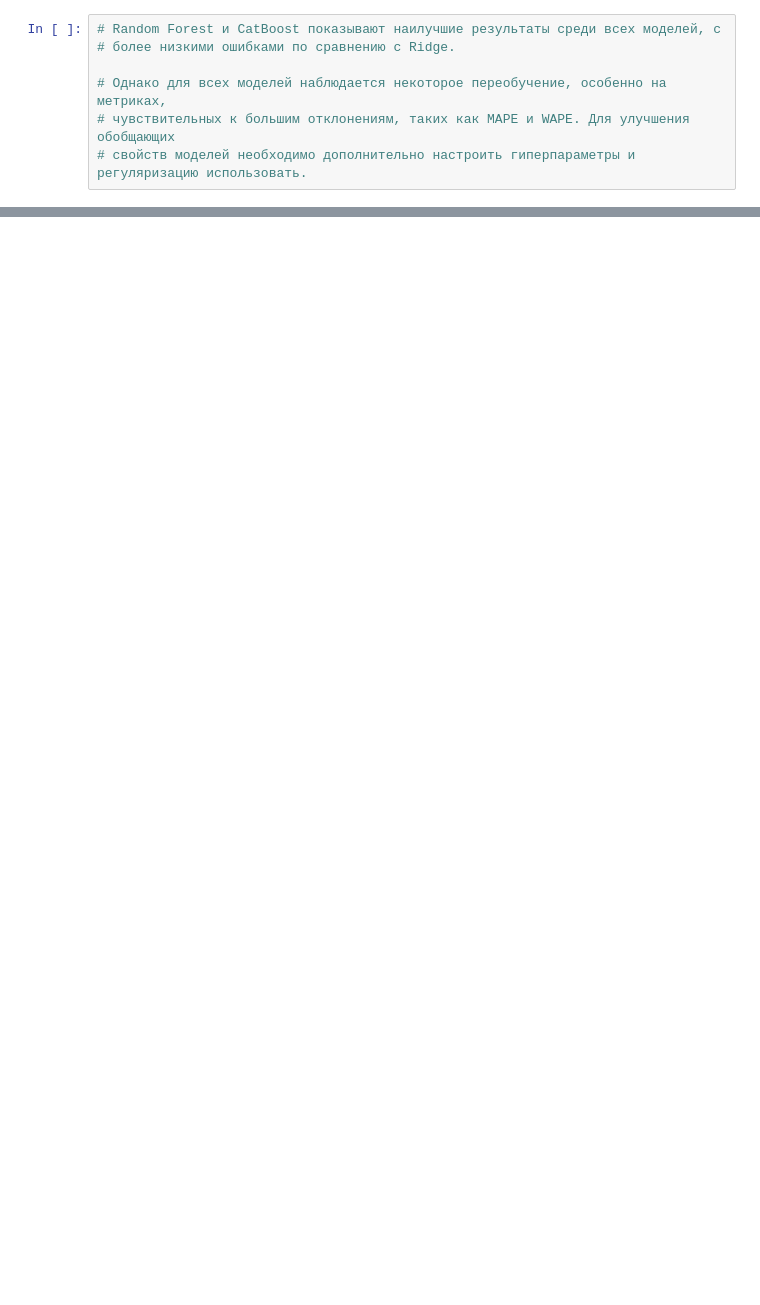
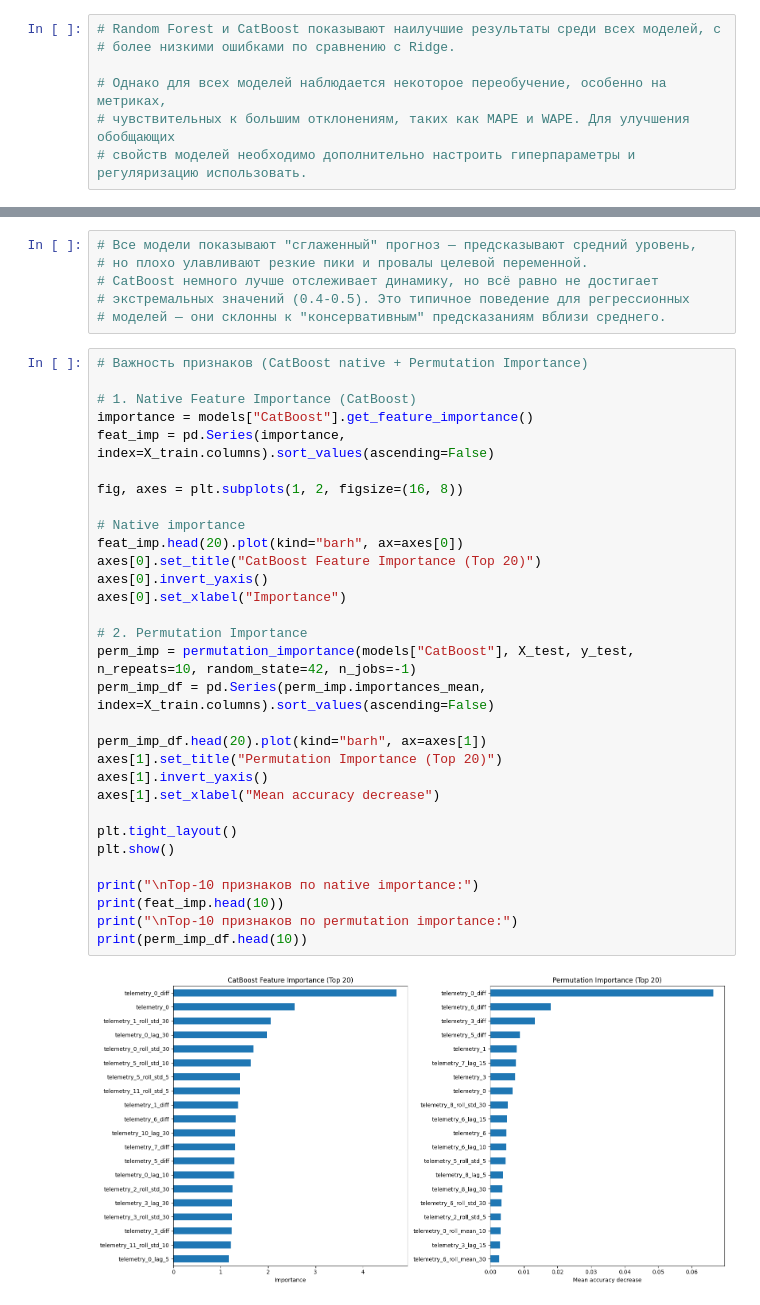
Before and after one commit to PavelBogoslovskiy/predictive_analytics, a Jupyter notebook: LR2/lr.ipynb, the cells around one changed output, grey strips where cells are left out. Drawn from its saved outputs; the diff is of its cells as text; blank space fills up the shorter version.

```diff
--- a/LR2/lr.ipynb
+++ b/LR2/lr.ipynb
@@ -1006,0 +741,39 @@ catboost_dir_acc
+# %%
+# Все модели показывают "сглаженный" прогноз — предсказывают средний уровень,
+# но плохо улавливают резкие пики и провалы целевой переменной.
+# CatBoost немного лучше отслеживает динамику, но всё равно не достигает
+# экстремальных значений (0.4-0.5). Это типичное поведение для регрессионных
+# моделей — они склонны к "консервативным" предсказаниям вблизи среднего.
+# %%
+# Важность признаков (CatBoost native + Permutation Importance)
+
+# 1. Native Feature Importance (CatBoost)
+importance = models["CatBoost"].get_feature_importance()
+feat_imp = pd.Series(importance, index=X_train.columns).sort_values(ascending=False)
+
+fig, axes = plt.subplots(1, 2, figsize=(16, 8))
+
+# Native importance
+feat_imp.head(20).plot(kind="barh", ax=axes[0])
+axes[0].set_title("CatBoost Feature Importance (Top 20)")
+axes[0].invert_yaxis()
+axes[0].set_xlabel("Importance")
+
+# 2. Permutation Importance
+perm_imp = permutation_importance(models["CatBoost"], X_test, y_test, n_repeats=10, random_state=42, n_jobs=-1)
+perm_imp_df = pd.Series(perm_imp.importances_mean, index=X_train.columns).sort_values(ascending=False)
+
+perm_imp_df.head(20).plot(kind="barh", ax=axes[1])
+axes[1].set_title("Permutation Importance (Top 20)")
+axes[1].invert_yaxis()
+axes[1].set_xlabel("Mean accuracy decrease")
+
+plt.tight_layout()
+plt.show()
+
+print("\nTop-10 признаков по native importance:")
+print(feat_imp.head(10))
+print("\nTop-10 признаков по permutation importance:")
+print(perm_imp_df.head(10))
+# %% [output]
+[figure, added]
```
Also changed, not shown: parts of 24 cells of this notebook, 1 other file.
